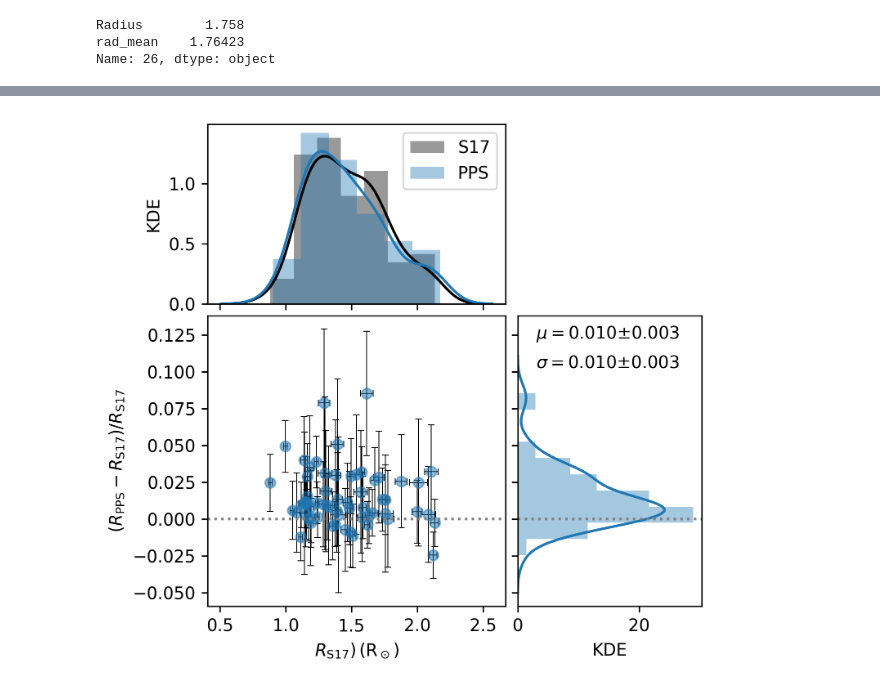
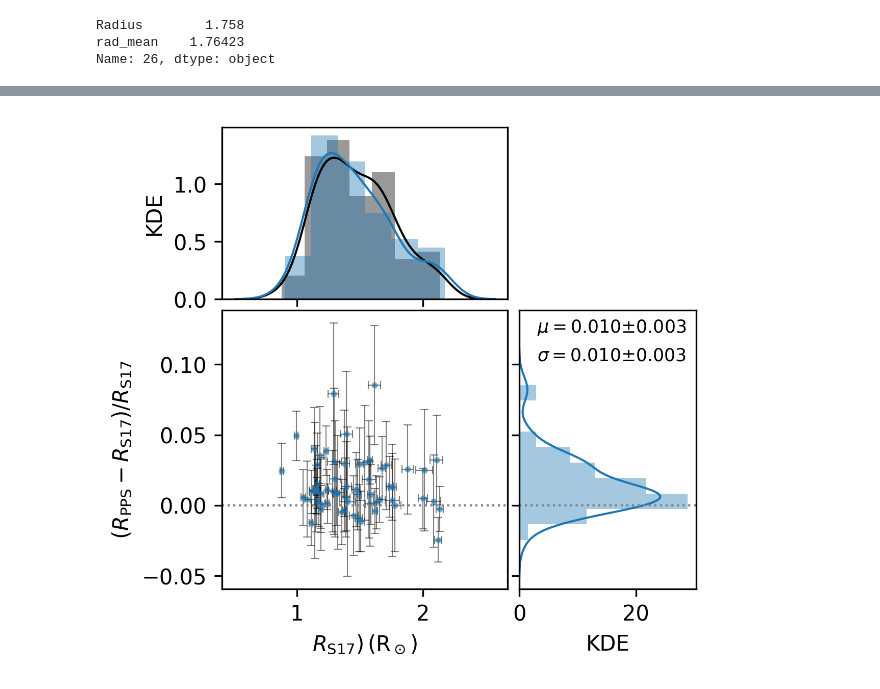
Before and after one commit to alexlyttle/hierarchically-modelling-dwarfs, a Jupyter notebook: results/s17_comparison.ipynb, the cells around one changed output, grey strips where cells are left out. Cells and saved outputs as stored; diff of their text form; code cells hidden in the pictures.

Commit message:
Updated comparison plots

```diff
--- a/results/s17_comparison.ipynb
+++ b/results/s17_comparison.ipynb
@@ -113,8 +113,8 @@ def scatter(true, loc, scale, true_err, loc_err, ax=None, subplot_kwargs={}, lab
     ax.axhline(0.0, linestyle=':', color='grey')
     ax.errorbar(df[true], (df[loc] - df[true]) / df[scale], color='k',
                 xerr=df[true_err], yerr=yerr, linestyle='none', capsize=2, marker='',
-                label=label, zorder=0, elinewidth=0.5, capthick=.5)
-    ax.scatter(df[true], (df[loc] - df[true]) / df[scale], marker='o', alpha=0.5)
+                label=label, zorder=0, elinewidth=0.5, capthick=.5, alpha=0.5)
+    ax.scatter(df[true], (df[loc] - df[true]) / df[scale], marker='o', s=4, alpha=0.5)
 
 #     mu = np.mean((df[loc] - df[true]) / df[scale])
 #     sigma = np.std((df[loc] - df[true]) / df[scale])
@@ -197,3 +193,5 @@ age.loc[['mu', 'sigma'], ['mean', 'sd']]
+# %%
+plt.rc('lines', linewidth=1)
 # %%
 cols = ('Age', 'age_mean', 'Age')
 
@@ -295,32 +289,32 @@ rad.loc[['mu', 'sigma']]
 # %%
 cols = ('Radius', 'rad_mean', 'Radius')
 
-fig, axes = plt.subplots(2, 2, figsize=(5.2, 5.2), dpi=300, sharey='row', sharex='col',
+fig, axes = plt.subplots(2, 2, figsize=(4., 4.), dpi=300, sharey='row', sharex='col',
                         gridspec_kw={'wspace': 0.05, 'hspace': 0.05,
                                      'width_ratios': [1.618, 1.], 'height_ratios': [1., 1.618]})
 
 dist(*cols[:2], ax=axes[0, 0])
 scatter(*cols, 'eRad', 'rad_sd', ax=axes[1, 0])
 comp(*cols, ax=axes[1, 1])
 
 axes[0, 0].set_xlabel('')
 axes[0, 0].set_ylabel('KDE')
-axes[0, 0].legend()
+# axes[0, 0].legend()
 
 axes[0, 1].remove()
 
 ax = axes[1, 1]
 ax.text(.1, .92, r'$\mu='+f'{rad.loc["mu", "mean"]:.3f}±{rad.loc["mu", "sd"]:.3f}'+'$',
-                transform=ax.transAxes)
+                transform=ax.transAxes, fontdict={'fontsize': 'small'})
 ax.text(.1, .82, r'$\sigma='+f'{rad.loc["sigma", "mean"]:.3f}±{rad.loc["sigma", "sd"]:.3f}'+'$',
-                transform=ax.transAxes)
+                transform=ax.transAxes, fontdict={'fontsize': 'small'})
 axes[1, 0].set_ylabel(r'$(R_\mathrm{PPS} - R_\mathrm{S17}) / R_\mathrm{S17}$')
 axes[1, 0].set_xlabel(r'$R_\mathrm{S17}) \, (\mathrm{R}_\odot)$')
 # axes[1, 0].legend()
 
 axes[1, 1].set_xlabel('KDE')
 # axes[1, 1].legend()
 
 fig.savefig('../paper/figures/rad_comp.png', bbox_inches='tight')
 # %% [output]
-[figure, old version]
+[figure, new version]
```
Also changed, not shown: parts of 10 cells of this notebook, 3 other files.
